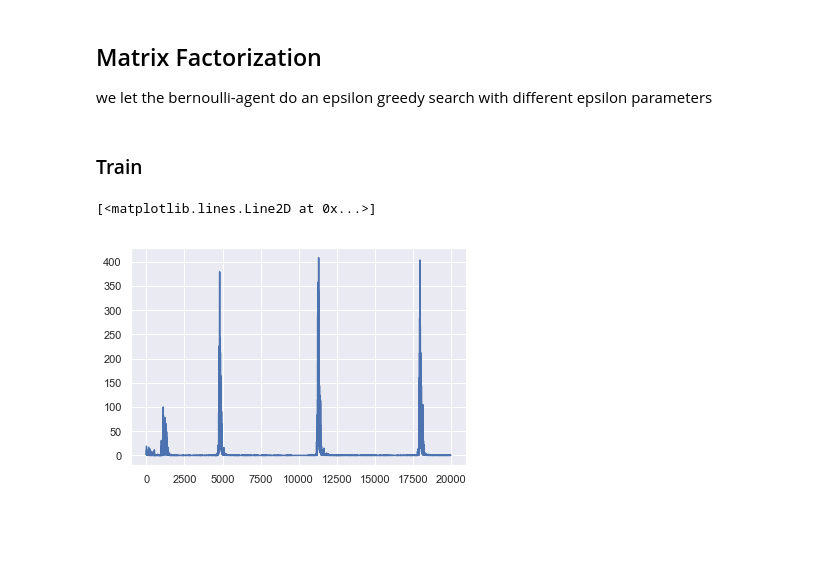
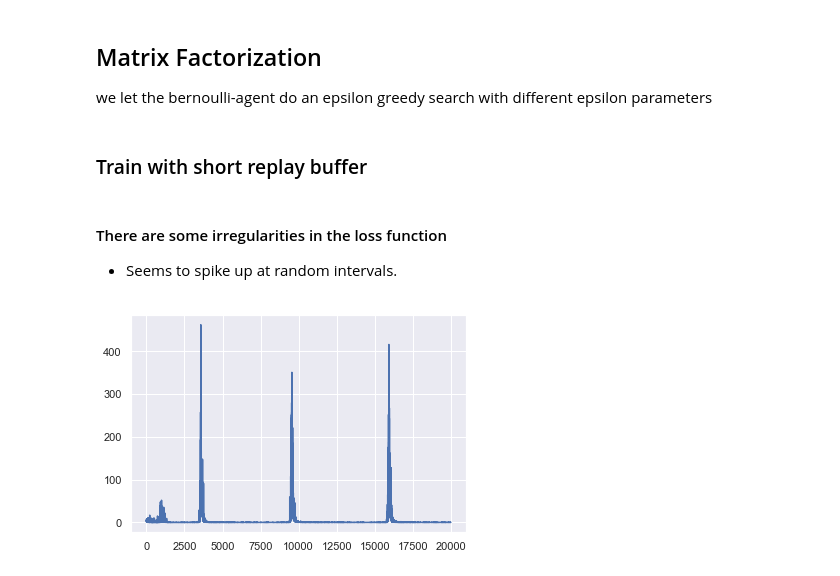
Before and after one commit to simeneide/phd-notes, a Jupyter notebook: general_notes/thompson-sampling-simple-recommender-simulator.ipynb, the cells around one changed output. Saved outputs shown, nothing was run; the diff lists cells and outputs as text; code cells hidden in the pictures; blank space fills up the shorter version.

Commit message:
add lower lr+longerReplay, restructure reward

```diff
--- a/general_notes/thompson-sampling-simple-recommender-simulator.ipynb
+++ b/general_notes/thompson-sampling-simple-recommender-simulator.ipynb
@@ -68,0 +103,30 @@ The best policy without user knowledge is to execute arm 32. Average reward is t
+# %%
+def play_optimal_game():
+    user = env.get_users(bs=1)
+    action = env.click_prob(user, i = torch.arange(0,env.I)).argmax()
+    reward = env.step(user, action.view(-1))
+    return reward.squeeze()
+
+reward_evals = torch.zeros((evals,steps))
+for t in range(evals):
+    r = torch.zeros(steps)
+    loss = torch.zeros(steps)
+
+    for i in range(steps):
+        r[i] = play_optimal_game()
+
+    reward_evals[t,:] = r
+
+results['optimal'] = {'rewards' : reward_evals}
+
+results = calc_statistics(results)
+opt_reward = np.round(results['optimal']['finalreward_mean'],3)
+opt_std = np.round(results['optimal']['finalreward_std'],3)
+print("The optimal solution in this environment is to get an average payoff \
+      {}+-{}".format(opt_reward, opt_std))
+
+dat = pd.DataFrame({name : val
+                    for name, model in results.items()
+                    for key, val in model.items()
+                    if key == "cumreward_mean"})
+sns.lineplot(data=dat[50:])
@@ -157,7 +222,4 @@ def train_batch():
     optim.step()
     return loss.data
 # %% [markdown]
-### Train
+### Train with short replay buffer
-# %%
-steps = 20000
-evals = 10
@@ -166,6 +226,6 @@ losses = {}
 # %%
 for eps in [0.05,0.1,0.5, 0.8]:
-    loss_series = np.zeros((evals,steps))
+    reward_evals = np.zeros((evals,steps))
     for t in range(evals):
         memory = ReplayMemory(5000)
         mf = MatrixFactorization(env.U, env.I,dim=10)
@@ -182,14 +242,13 @@ for eps in [0.05,0.1,0.5, 0.8]:
         for i in range(steps):
             r[i] = play_eps_game(eps)
             loss[i] = train_batch()
+        reward_evals[t,:] = r
 
-
-        phat = r.cumsum(0)/torch.arange(1,steps+1).float()
-        cum_avg_reward = (r.cumsum(0)/torch.arange(len(r)).float()).numpy()
-        loss_series[t,:] = cum_avg_reward
-    losses['eps_{}'.format(eps)] = {'reward_mean' : loss_series.mean(0), 'reward_std' : loss_series.std(0)}
+    results['eps_{}'.format(eps)] = {'rewards' : reward_evals}
+# %% [markdown]
+#### There are some irregularities in the loss function
+- Seems to spike up at random intervals.
 # %%
-plt.plot(loss.numpy())
+_ = plt.plot(loss.numpy())
 # %% [output]
-[<matplotlib.lines.Line2D at 0x...>]
-[figure, old version]
+[figure, new version]
```
Also changed, not shown: parts of 25 cells of this notebook.
